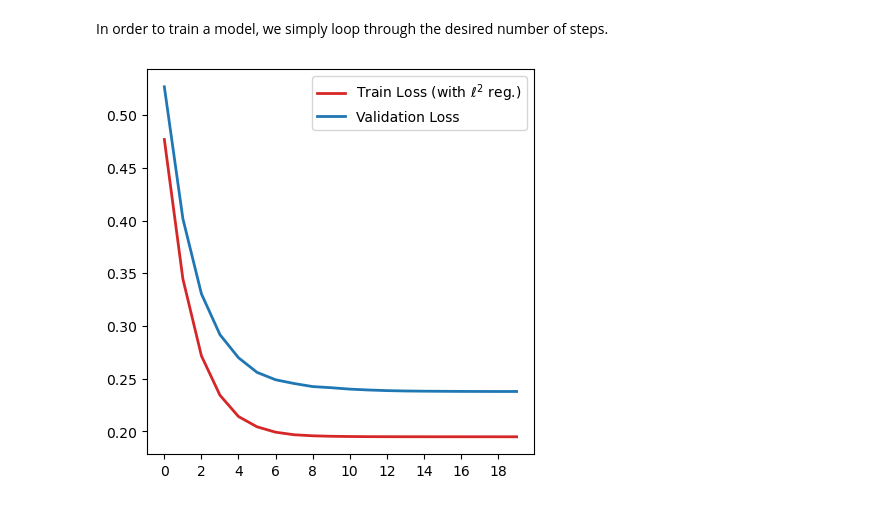
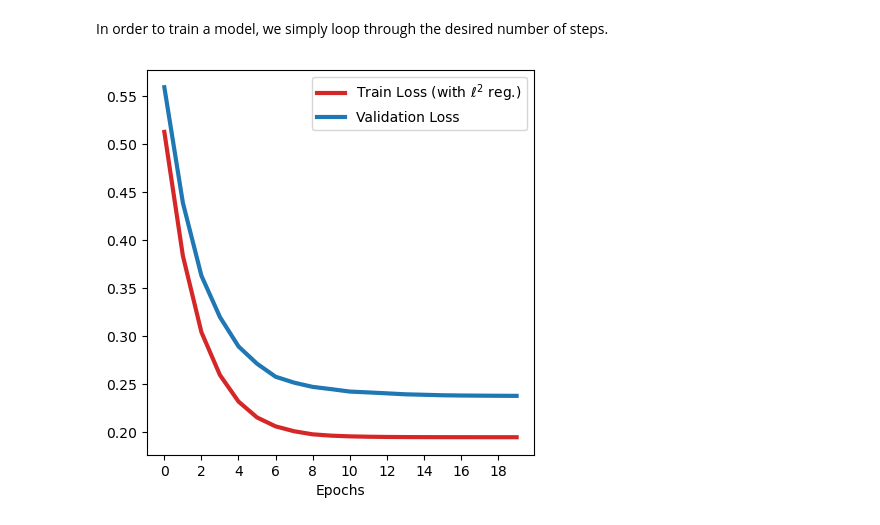
Before and after one commit to ronakdm/prospect, a Jupyter notebook: tutorial.ipynb, the cells around one changed output. Drawn from its saved outputs; the diff is of its cells as text; code cells hidden in the pictures.

```diff
--- a/tutorial.ipynb
+++ b/tutorial.ipynb
@@ -32,7 +32,7 @@ seed = 1
 optim_cfg = {
     "optimizer": "prospect", # Options: 'sgd', 'srda', 'lsvrg', 'saddlesaga', 'prospect', 'moreau'
     "lr": 0.001,
-    "epoch_len": None, # Used as an update interval for LSVRG, and otherwise is simply a logging interval for other methods.
+    "epoch_len": 200, # Used as an update interval for LSVRG, and otherwise is simply a logging interval for other methods.
     "shift_cost": 1.0,
 }
 optimizer = get_optimizer(optim_cfg, train_obj, seed)
@@ -58,14 +58,15 @@ for epoch in tqdm(range(n_epochs)):
 # %%
 # Display training and validation loss.
 
 fig, ax = plt.subplots(1, 1, figsize=(5, 5))
 
 x = np.arange(len(train_losses))
-ax.plot(x, train_losses, color="tab:red", linewidth=2, label=r"Train Loss (with $\ell^2$ reg.)")
-ax.plot(x, val_losses, color="tab:blue", linewidth=2, label = "Validation Loss")
+ax.plot(x, train_losses, color="tab:red", linewidth=3, label=r"Train Loss (with $\ell^2$ reg.)")
+ax.plot(x, val_losses, color="tab:blue", linewidth=3, label = "Validation Loss")
+ax.set_xlabel("Epochs")
 
 ax.legend()
 ax.set_xticks(2 * np.arange(10))
 plt.show()
 # %% [output]
-[figure, old version]
+[figure, new version]
```
Also changed, not shown: 5 other files.
